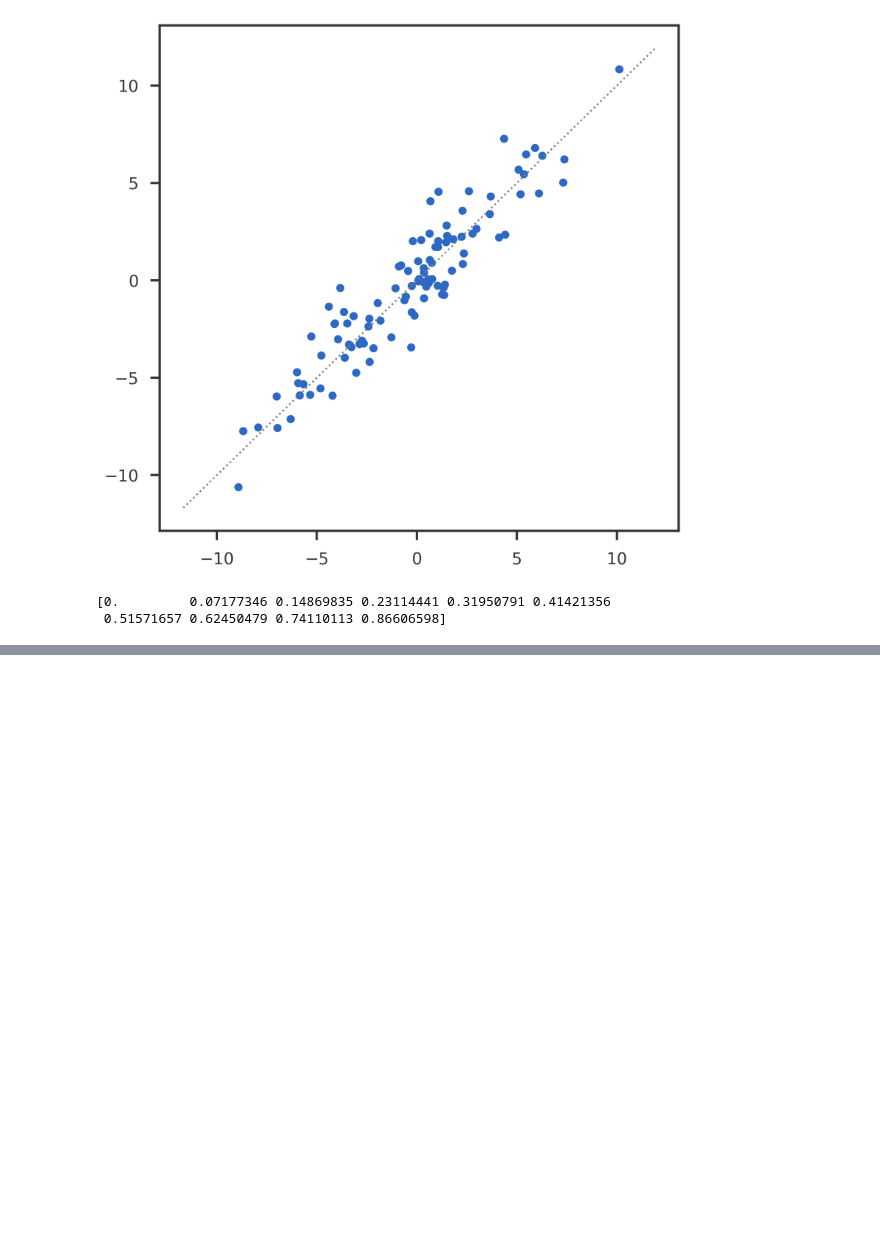
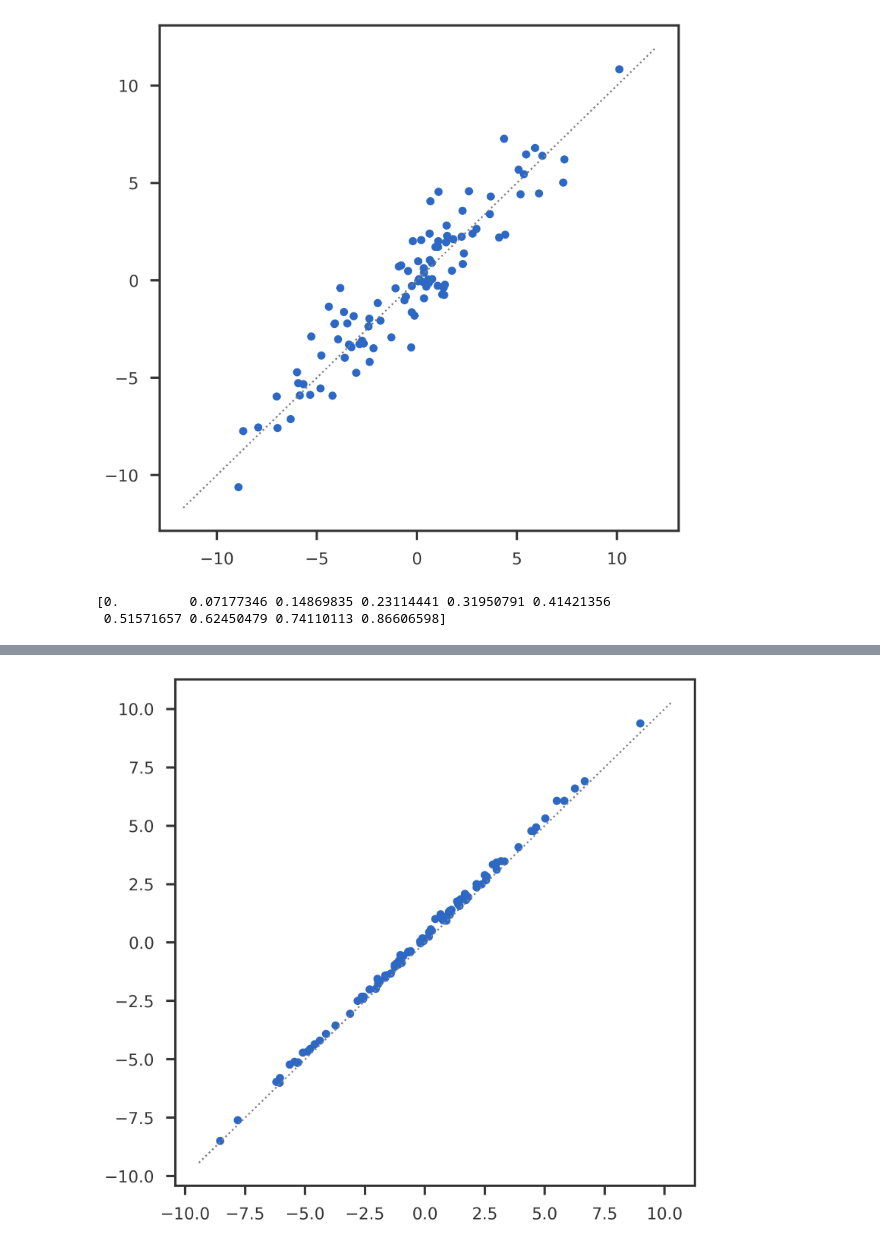
Before and after one commit to banskt/mr-ash-pen-workspace, a Jupyter notebook: notebooks/software_test/linear_regression_example.ipynb, the cells around one changed output, grey strips where cells are left out. Saved outputs shown, nothing was run; the diff lists cells and outputs as text; code cells hidden in the pictures; blank space fills up the shorter version.

```diff
--- a/notebooks/software_test/linear_regression_example.ipynb
+++ b/notebooks/software_test/linear_regression_example.ipynb
@@ -50,0 +100,8 @@ plt.show()
+# %%
+fig = plt.figure()
+ax1 = fig.add_subplot(111)
+ax1.scatter(np.dot(X, gvlin.coef), np.dot(Xscale, gvlin2.coef))
+mpl_utils.plot_diag(ax1)
+plt.show()
+# %% [output]
+[figure, added]
```
Also changed, not shown: parts of 10 cells of this notebook, 20 other files.
